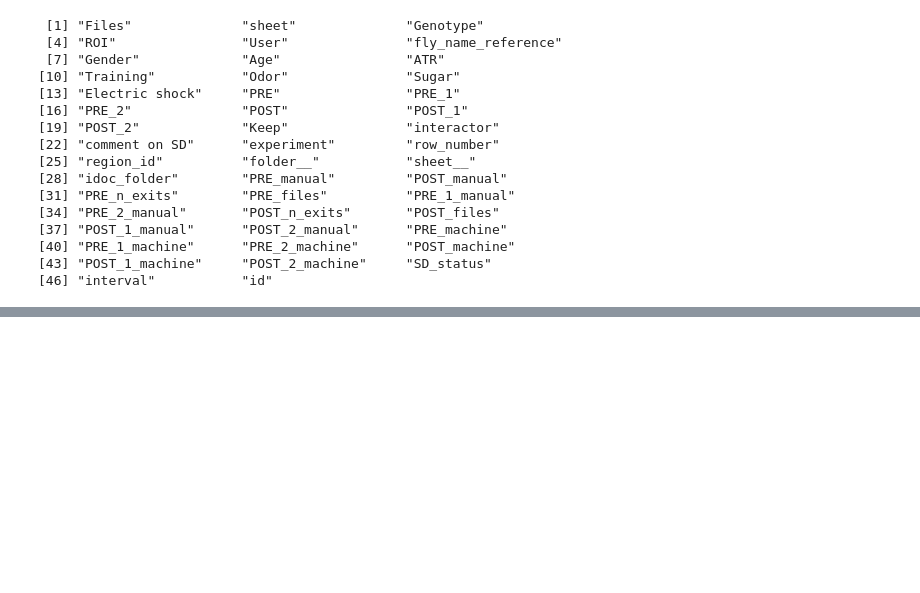
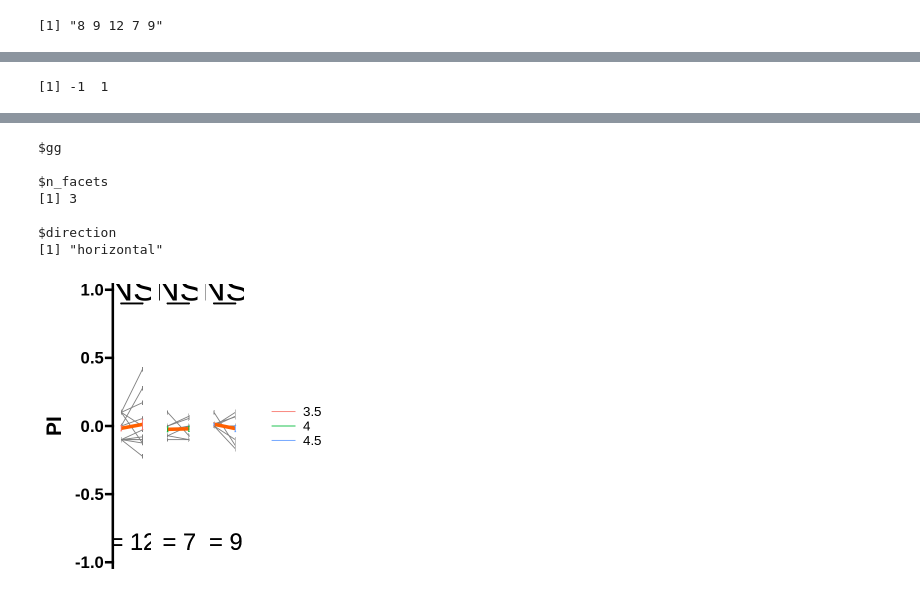
Before and after one commit to shaliulab/idoc-paper, a Jupyter notebook: 7_panel6.ipynb, the cells around one changed output, grey strips where cells are left out. Cells and saved outputs as stored; diff of their text form; code cells hidden in the pictures; blank space fills up the shorter version.

```diff
--- a/7_panel6.ipynb
+++ b/7_panel6.ipynb
@@ -45,19 +21,25 @@ A data.table: 45 × 4
-# %%
-colnames(panel6_data)
-# %% [output]
- [1] "Files"              "sheet"              "Genotype"
- [4] "ROI"                "User"               "fly_name_reference"
- [7] "Gender"             "Age"                "ATR"
-[10] "Training"           "Odor"               "Sugar"
-[13] "Electric shock"     "PRE"                "PRE_1"
-[16] "PRE_2"              "POST"               "POST_1"
-[19] "POST_2"             "Keep"               "interactor"
-[22] "comment on SD"      "experiment"         "row_number"
-[25] "region_id"          "folder__"           "sheet__"
-[28] "idoc_folder"        "PRE_manual"         "POST_manual"
-[31] "PRE_n_exits"        "PRE_files"          "PRE_1_manual"
-[34] "PRE_2_manual"       "POST_n_exits"       "POST_files"
-[37] "POST_1_manual"      "POST_2_manual"      "PRE_machine"
-[40] "PRE_1_machine"      "PRE_2_machine"      "POST_machine"
-[43] "POST_1_machine"     "POST_2_machine"     "SD_status"
-[46] "interval"           "id"
+# %%
+gtacr2_genotype<-"alph_prime_beta_prime_KCs>GTACR2"
+# %%
+A <- panel6_data[Genotype == "Iso31" & voltage == 4 ,.(Files, idoc_folder, ROI, User, Genotype, experiment, PRE, POST, SD_status, interval)]
+B <- panel6_data[Genotype == "Iso31" & voltage == 4.5 ,.(Files, idoc_folder, ROI, User, Genotype, experiment, PRE, POST, SD_status, interval)]
+C <- panel6_data[Genotype == "alph_prime_beta_prime_KCs>GTACR2" & voltage == 3.5 ,.(Files, idoc_folder, ROI, User, Genotype, experiment, PRE, POST, SD_status, interval)]
+D <- panel6_data[Genotype == "alph_prime_beta_prime_KCs>GTACR2" & voltage == 4 ,.(Files, idoc_folder, ROI, User, Genotype, experiment, PRE, POST, SD_status, interval)]
+E <- panel6_data[Genotype == "alph_prime_beta_prime_KCs>GTACR2" & voltage == 4.5 ,.(Files, idoc_folder, ROI, User, Genotype, experiment, PRE, POST, SD_status, interval)]
+Ad <- A[, (delta = POST-PRE)]
+Bd <- B[, (delta = POST-PRE)]
+Cd <- C[, (delta = POST-PRE)]
+Dd <- D[, (delta = POST-PRE)]
+Ed <- E[, (delta = POST-PRE)]
+X<-Cbind(Ad, Bd, Cd, Dd, Ed)
+print(
+    paste(
+        nrow(A),
+        nrow(B),
+        nrow(C),
+        nrow(D),
+        nrow(E)
+    )
+)
+# %% [output]
+[1] "8 9 12 7 9"
@@ -64,4 +53,7 @@ colnames(panel6_data)
+# %%
+panel6_data_long <- melt(panel6_data, measure.vars = c("PRE", "POST"), value.name = "PI", variable.name = "test")
 # %%
 options(repr.plot.width=5, repr.plot.height=5)
-panel6A <- learning_plot(panel6A_data, "Iso31", map_signif_level=TRUE, test=paired_t_test)
+gg1 <- learning_plot(panel6_data_long[Genotype == "Iso31",], "voltage", map_signif_level=TRUE, test=paired_t_test)
+gg2 <- learning_plot(panel6_data_long[Genotype == gtacr2_genotype,], "voltage", map_signif_level=TRUE, test=paired_t_test)
 # %% [output]
@@ -69,0 +63 @@ Warning message in geom_signif(data = annotation_df, aes(annotations = stars), x
+[1] -1  1
@@ -69,0 +70,8 @@ Warning message in geom_signif(data = annotation_df, aes(annotations = stars), x
+$gg
+
+$n_facets
+[1] 3
+
+$direction
+[1] "horizontal"
+[figure, added]
```
Also changed, not shown: parts of 24 cells of this notebook, 2 other files.
